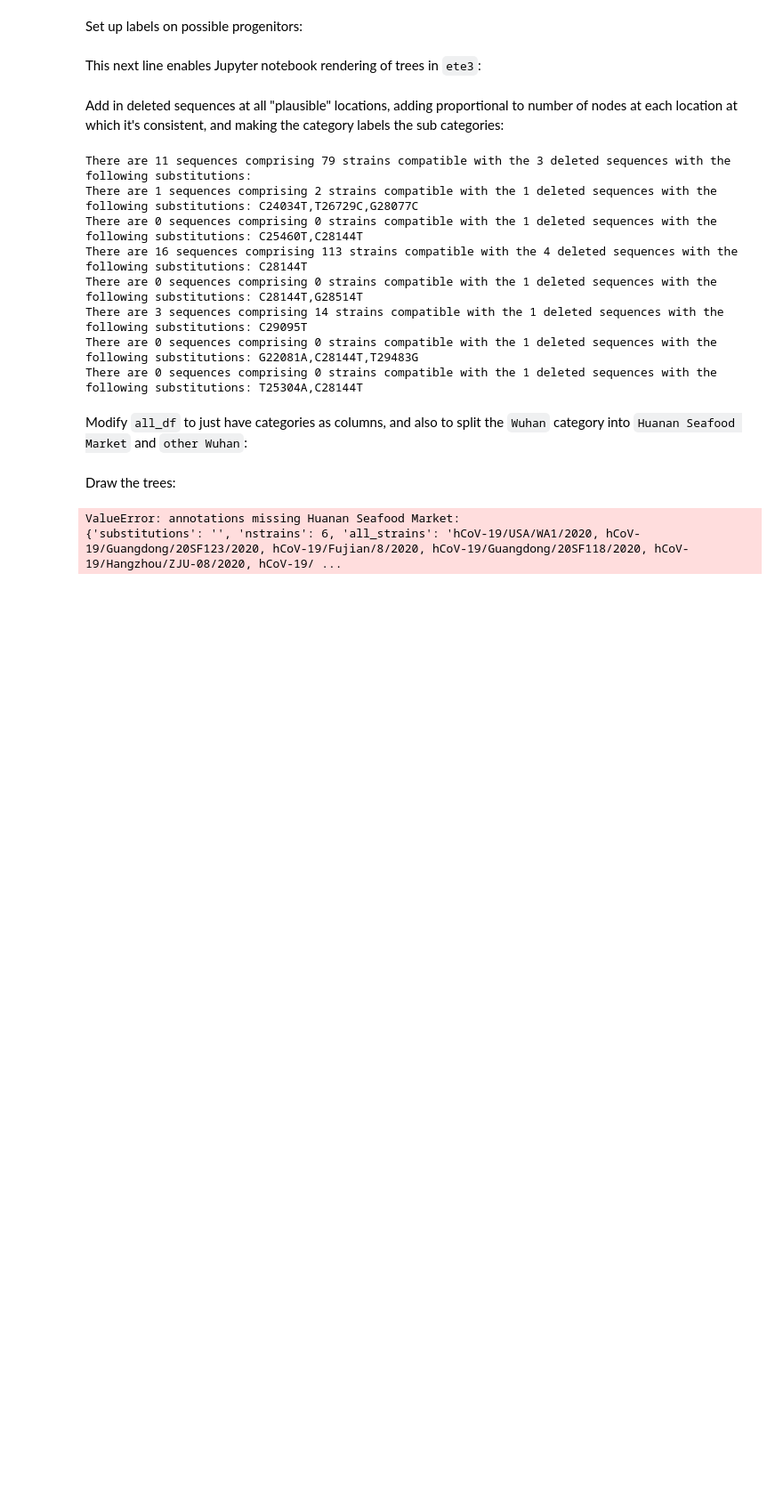
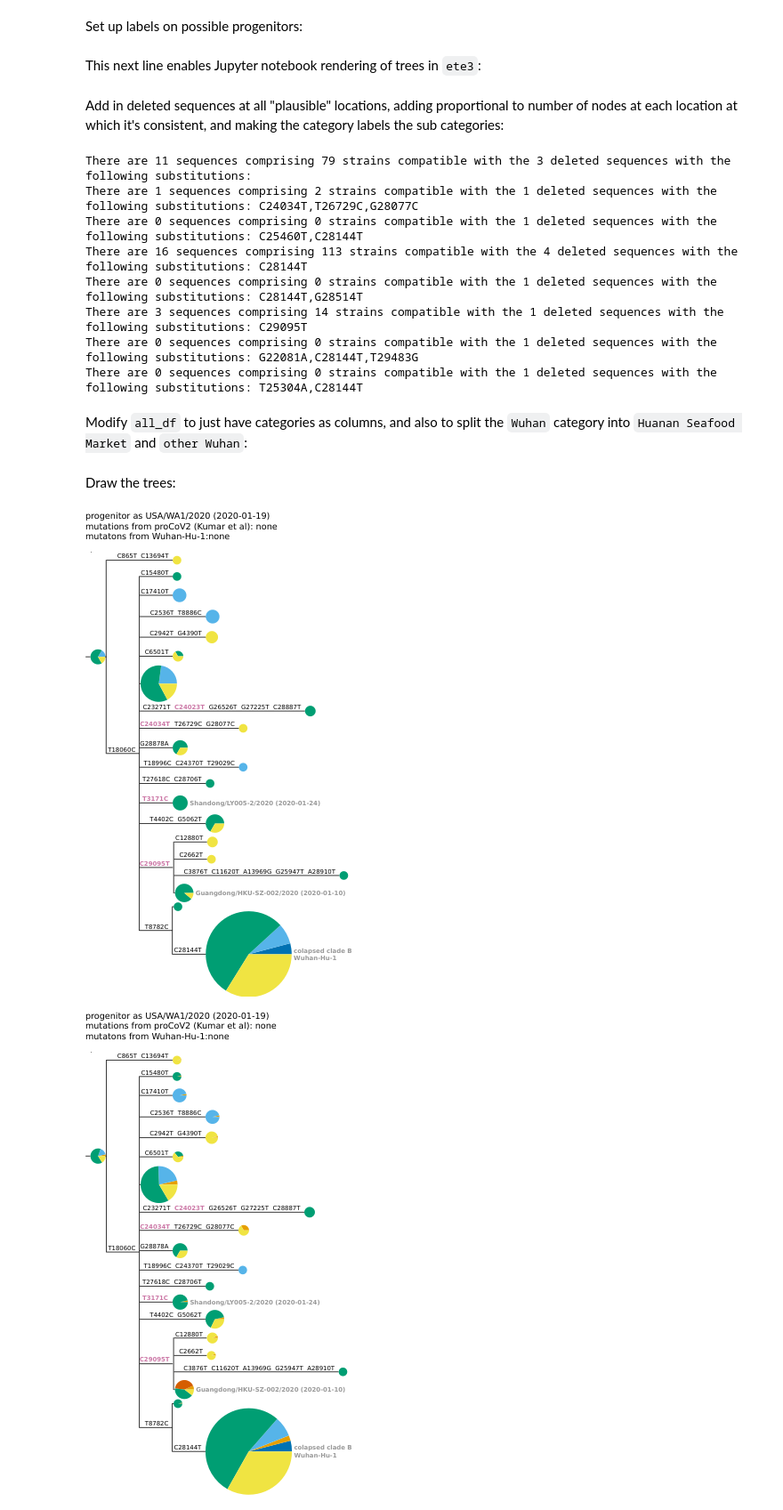
Before and after one commit to jbloom/SARS-CoV-2_PRJNA612766, a Jupyter notebook: notebooks/visualize_trees.py.ipynb, the cells around one changed output. Shown at 89% size. Saved outputs shown, nothing was run; the diff lists cells and outputs as text; code cells hidden in the pictures; blank space fills up the shorter version.

Commit message:
label trees with progenitor subs relative to Wuhan-Hu-1

```diff
--- a/notebooks/visualize_trees.py.ipynb
+++ b/notebooks/visualize_trees.py.ipynb
@@ -24,4 +24,6 @@ import sys; sys.path.extend(['/fh/fast/bloom_j/software/miniconda3/envs/SARS-CoV
 ######## snakemake preamble end #########
+
+snakemake.params.wuhan_hu_1_add_muts = ['C8782T', 'C18060T', 'T28144C']
 # %%
 tree_files = snakemake.input.trees
 state_files = snakemake.input.states
@@ -35,6 +37,7 @@ outgroups = snakemake.params.outgroups
 region_of_interest = snakemake.params.region_of_interest
 cat_colors = snakemake.params.cat_colors
 subcat_colors = snakemake.params.subcat_colors
+wuhan_hu_1_add_muts = snakemake.params.wuhan_hu_1_add_muts
 # %% [markdown]
 Read data frames:
 # %%
@@ -234,8 +258,8 @@ for cat, subcats in convert_cats_to_subcats.items():
             new_cat_colors[key] = val
     cat_colors = new_cat_colors
 
-all_df_cat_cols = all_df.rename(columns={c: c.split('_')[1] if c.startswith('cat_') else c
-                                         for c in all_df.columns})
+all_df_cat_cols = all_df_cat_cols.rename(columns={c: c.split('_')[1] if c.startswith('cat_') else c
+                                                  for c in all_df.columns})
 # %% [markdown]
 Draw the trees:
 # %%
@@ -409,7 +433,7 @@ def get_pretty_tree(treefile,
         n = t.search_nodes(name=name)
         assert len(n) == 1
         n = n[0]
-        for face_txt in labels:
+        for face_txt in labels[: 1]:
             n.add_face(ete3.TextFace(f" {face_txt}",
                                      fsize=label_fontsize,
                                      fgcolor=node_label_color,
@@ -424,8 +448,12 @@ def get_pretty_tree(treefile,
         title_labels = node_labels[progenitor]
     else:
         title_labels = [progenitor]
-    for face_txt in title_labels:
-        ts.title.add_face(ete3.TextFace('progenitor as ' + face_txt,
+    for i, face_txt in enumerate(title_labels):
+        if i == 0:
+            prefix = 'progenitor as '
+        else:
+            prefix = ''
+        ts.title.add_face(ete3.TextFace(prefix + face_txt,
                                         fsize=title_fontsize,
                                         fgcolor='black'),
                           column=0,
@@ -439,32 +467,32 @@ def get_pretty_tree(treefile,
     ts.branch_vertical_margin = heightscale
 
     return t, ts
 
 assert len(progenitors) == len(tree_files)
 for outgroup, (progenitor, tree_file) in itertools.product(outgroups,
                                                            zip(progenitors, tree_files)
                                                            ):
     if outgroup != 'RaTG13':
         continue  # debugging
     t, ts = get_pretty_tree(tree_file,
                             df=all_df_cat_cols,
                             subs_matrix=subs_matrices[progenitor],
                             progenitor=progenitor,
                             to_outgroup_muts=subs_to_outgroup[outgroup],
                             node_labels=node_labels,
                             locations=cat_colors,
                             )
     display(t.render('%%inline', tree_style=ts, w=300))
     t_deleted, ts_deleted = get_pretty_tree(
                             tree_file,
                             df=all_plus_deleted_df,
                             subs_matrix=subs_matrices[progenitor],
                             progenitor=progenitor,
                             to_outgroup_muts=subs_to_outgroup[outgroup],
                             node_labels=node_labels,
                             locations=subcat_colors,
                             )
     display(t_deleted.render('%%inline', tree_style=ts_deleted, w=300))
 # %% [output]
-ValueError: annotations missing Huanan Seafood Market:
-{'substitutions': '', 'nstrains': 6, 'all_strains': 'hCoV-19/USA/WA1/2020, hCoV-19/Guangdong/20SF123/2020, hCoV-19/Fujian/8/2020, hCoV-19/Guangdong/20SF118/2020, hCoV-19/Hangzhou/ZJU-08/2020, hCoV-19/ ...
+[figure, added]
+[figure, added]
```
Also changed, not shown: parts of 2 cells of this notebook, 1 other file.
